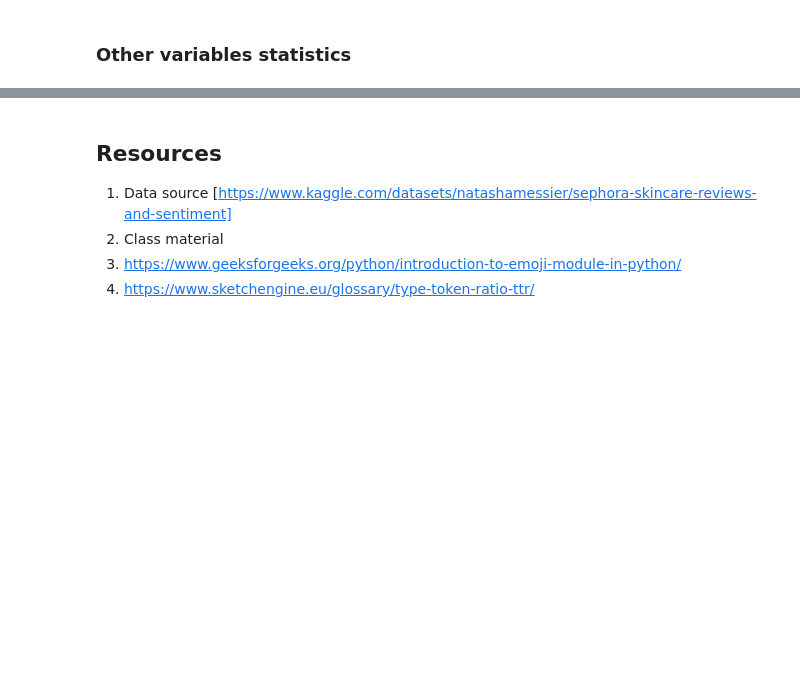
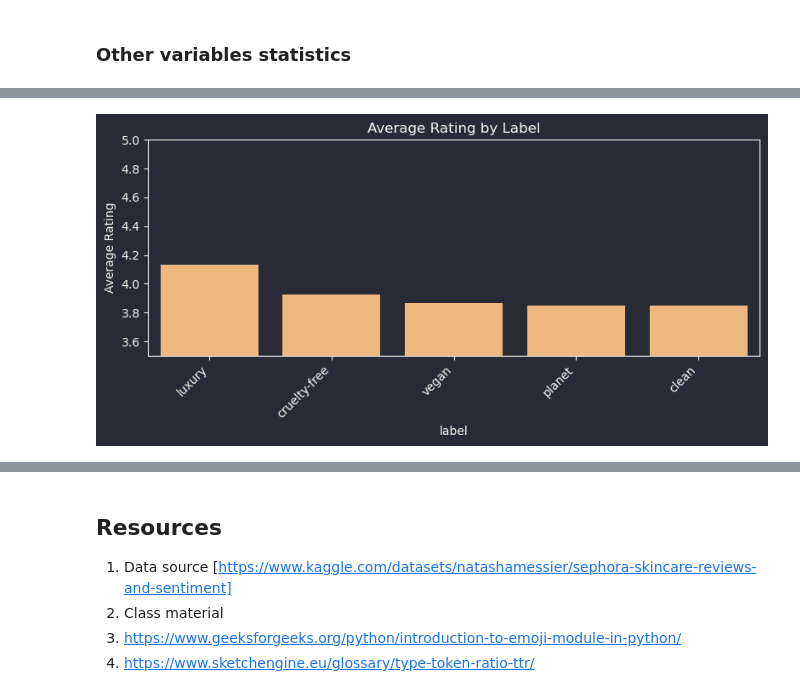
Before and after one commit to Weronikaa2001/Text-Mining-and-Social-Media-Mining-Sephora-Skincare-Reviews, a Jupyter notebook: Martyniuk_Madro_Sephora_Project.ipynb, the cells around one changed output, grey strips where cells are left out. Cells and saved outputs as stored; diff of their text form; code cells hidden in the pictures; blank space fills up the shorter version.

```diff
--- a/Martyniuk_Madro_Sephora_Project.ipynb
+++ b/Martyniuk_Madro_Sephora_Project.ipynb
@@ -628,0 +655,13 @@ Overall, EDA shows that average sentiment polarity increases sharply between 3 a
+# %%
+plt.figure(figsize=(8, 4))
+label_rating = df.groupby('label')['rating_value'].mean().sort_values(ascending=False)
+
+sns.barplot(x=label_rating.index, y=label_rating.values, color='#ffb86c')
+plt.xticks(rotation=45, ha='right')
+plt.ylabel('Average Rating')
+plt.ylim(3.5, 5.0)
+plt.title('Average Rating by Label')
+plt.tight_layout()
+plt.show()
+# %% [output]
+[figure, added]
```
Also changed, not shown: parts of 4 cells of this notebook.
